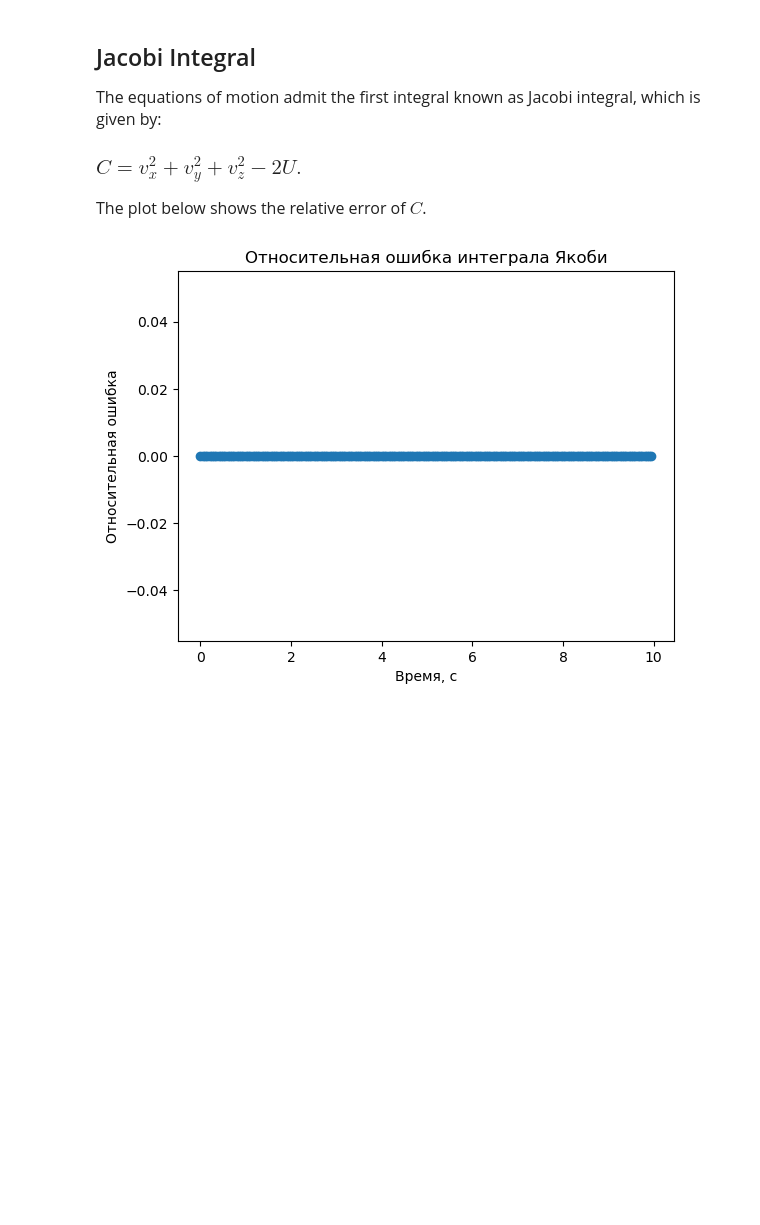
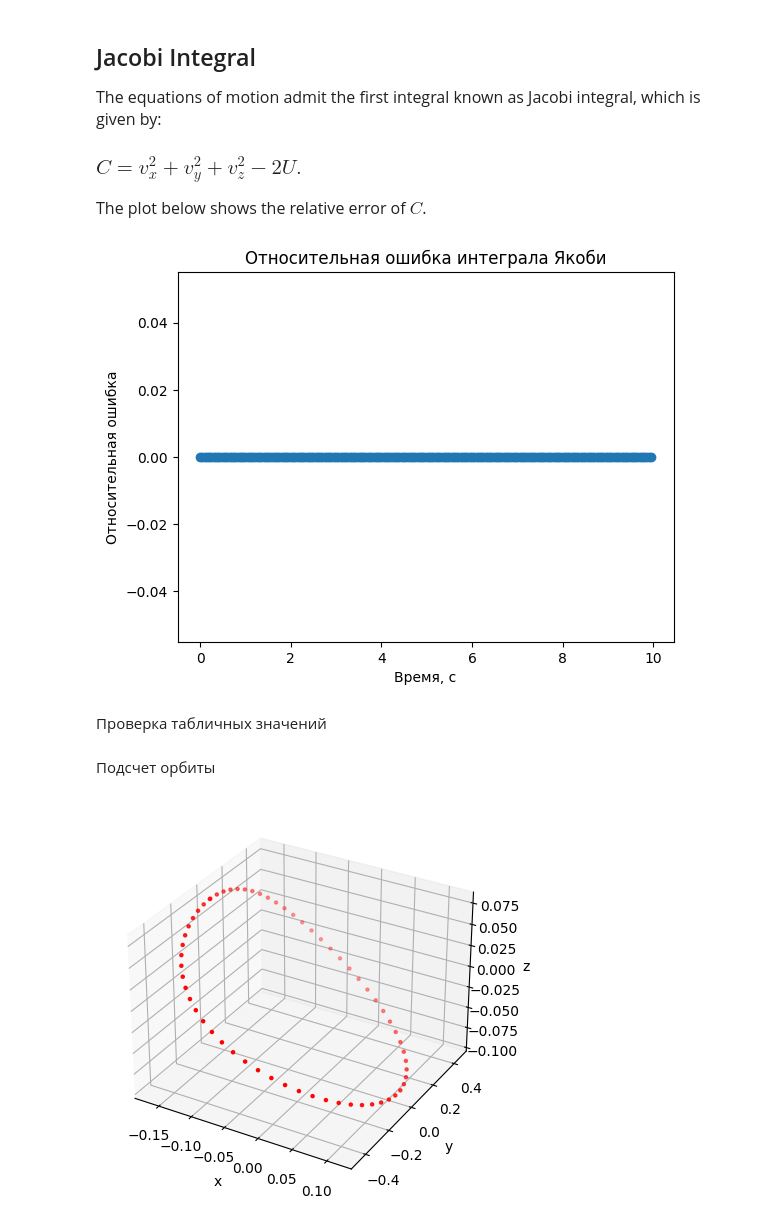
Before and after one commit to DPritykin/3BP, a Jupyter notebook: FindOrbit.ipynb, the cells around one changed output. Drawn from its saved outputs; the diff is of its cells as text; code cells hidden in the pictures; blank space fills up the shorter version.

Commit message:
Halo orbit plot added

```diff
--- a/FindOrbit.ipynb
+++ b/FindOrbit.ipynb
@@ -128,3 +128,42 @@ plt.title('Относительная ошибка интеграла Якоби
 plt.ticklabel_format(useOffset = False)
 # %% [output]
 [figure]
+# %% [markdown]
+Проверка табличных значений
+# %%
+import pandas as pd
+file = "constants.xlsx"
+x, richardson_L1 = cr3bp.halo_R3OA(Az=125000, system="SE", point="L1")
+y, richardson_L2 = cr3bp.halo_R3OA(Az=125000, system="SE", point="L2")
+df = pd.DataFrame({'constant': ['gamma_L', 'lambda', 'k', 'Delta', 'c2', 'c3', 'c4', 's1', 's2', 'l1', 'l2', 'a1', 'a2', 'd1', 'd2', 'a21', 'a22', 'a23', 'a24', 'a31',
+                                'a32', 'b21', 'b22', 'b31', 'b32', 'd21', 'd31', 'd32'],
+                   'L1': [richardson_L1.gamma_L, richardson_L1.lmbda, richardson_L1.k, richardson_L1.Delta, richardson_L1.c2, richardson_L1.c3, richardson_L1.c4, richardson_L1.s1, richardson_L1.s2, richardson_L1.l1, richardson_L1.l2, richardson_L1.a1, richardson_L1.a2, richardson_L1.d1, richardson_L1.d2, richardson_L1.a21, richardson_L1.a22, richardson_L1.a23, richardson_L1.a24, richardson_L1.a31, richardson_L1.a32, richardson_L1.b21, richardson_L1.b22, richardson_L1.b31, richardson_L1.b32, richardson_L1.d21,richardson_L1.d31, richardson_L1.d32],
+                   'L2': [richardson_L2.gamma_L, richardson_L2.lmbda, richardson_L2.k, richardson_L2.Delta, richardson_L2.c2, richardson_L2.c3, richardson_L2.c4, richardson_L2.s1, richardson_L2.s2, richardson_L2.l1, richardson_L2.l2, richardson_L2.a1, richardson_L2.a2, richardson_L2.d1, richardson_L2.d2, richardson_L2.a21, richardson_L2.a22, richardson_L2.a23, richardson_L2.a24, richardson_L2.a31, richardson_L2.a32, richardson_L2.b21, richardson_L2.b22, richardson_L2.b31, richardson_L2.b32, richardson_L2.d21,richardson_L2.d31, richardson_L2.d32]})
+df.to_excel('./constants.xlsx')
+# %% [markdown]
+Подсчет орбиты
+# %%
+tau1 = cr3bp.Parameters()
+tau1.begin = 0
+tau1.end = 3.1
+tau1.dt = 0.05
+tau1_sol = np.arange(tau1.begin, tau1.end, tau1.dt)
+x1 = []
+y1 = []
+z1 = []
+for i in tau1_sol:
+    x1.append(richardson_L2.a21 * richardson_L2.Ax ** 2 + richardson_L2.a22 * richardson_L2.Az ** 2 - richardson_L2.Ax * np.cos(i * richardson_L2.lmbda) + (richardson_L2.a23 * richardson_L2.Ax ** 2 - richardson_L2.a24 * richardson_L2.Az ** 2 ) * np.cos(2*richardson_L2.lmbda*i) + (richardson_L2.a31 * richardson_L2.Ax ** 3 - richardson_L2.a32 * richardson_L2.Ax * richardson_L2.Az ** 2)*np.cos(3*i*richardson_L2.lmbda) )
+    y1.append(richardson_L2.k * richardson_L2.Ax * np.sin(i*richardson_L2.lmbda) + (richardson_L2.b21 * richardson_L2.Ax ** 2 - richardson_L2.b22 * richardson_L2.Az ** 2)*np.sin(2*i*richardson_L2.lmbda) + (richardson_L2.b31 * richardson_L2.Ax ** 3 - richardson_L2.b32 * richardson_L2.Ax * richardson_L2.Az ** 2) * np.sin(3*i*richardson_L2.lmbda))
+    z1.append(richardson_L2.Az * np.cos(i*richardson_L2.lmbda) + richardson_L2.d21 * richardson_L2.Ax * richardson_L2.Az * (np.cos(2*i*richardson_L2.lmbda)-3) + (richardson_L2.d32 * richardson_L2.Az * richardson_L2.Ax ** 2 - richardson_L2.d31 * richardson_L2.Az ** 3)*np.cos(3*i*richardson_L2.lmbda))
+fig = plt.figure(figsize=(5,5))
+ax = fig.add_subplot(projection = '3d')
+ax.set_xlabel('x')
+ax.set_ylabel('y')
+ax.set_zlabel('z')
+
+ax.scatter(x1, y1, z1, color='r', marker = '.')
+#ax.scatter(0.0121493, 0, 0, color = 'g', marker = 'o', label = 'Earth')
+#ax.scatter(0.987848, 0, 0, color = 'b', marker = '.', label = 'Moon')
+plt.show()
+# %% [output]
+[figure, added]
```
